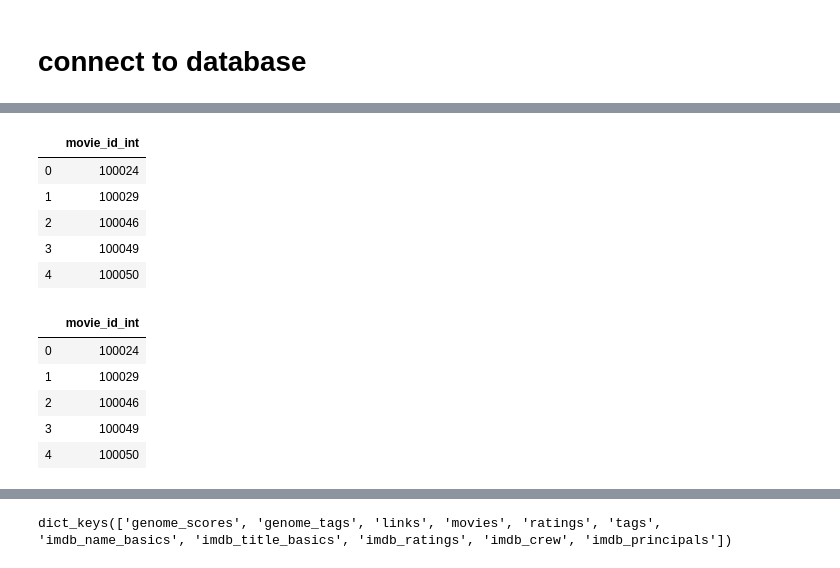
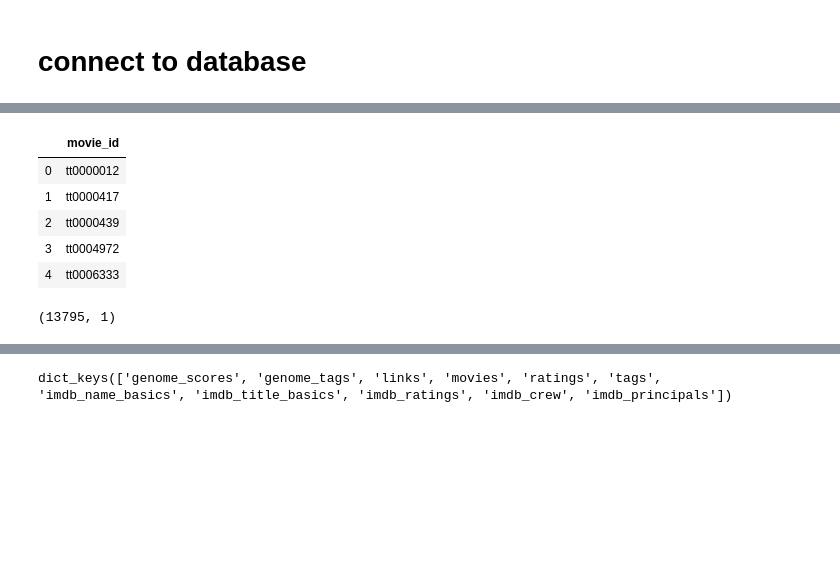
Before and after one commit to cwipy7/moreco, a Jupyter notebook: data_prep/create_actor_director_tables.ipynb, the cells around one changed output, grey strips where cells are left out. Cells and saved outputs as stored; diff of their text form; code cells hidden in the pictures; blank space fills up the shorter version.

```diff
--- a/data_prep/create_actor_director_tables.ipynb
+++ b/data_prep/create_actor_director_tables.ipynb
@@ -48,14 +48,18 @@ needed_movies[:5]  # check first 5
 # %%
 df_needed_movies = pd.DataFrame(needed_movies)
-df_needed_movies.columns = ['movie_id_int']
+df_needed_movies.columns = ['movie_id']
 df_needed_movies.head()
 # %% [output]
-|  | movie_id_int |
-| 0 | 100024 |
-| 1 | 100029 |
-| 2 | 100046 |
-| 3 | 100049 |
-| 4 | 100050 |
+|  | movie_id |
+| 0 | tt0000012 |
+| 1 | tt0000417 |
+| 2 | tt0000439 |
+| 3 | tt0004972 |
+| 4 | tt0006333 |
+# %%
+df_needed_movies.shape
+# %% [output]
+(13795, 1)
 # %%
 # actors table
 # directors table
@@ -64,9 +65,0 @@ df_needed_movies.columns = ['movie_id_int']
-# %%
-df_needed_movies.head()
-# %% [output]
-|  | movie_id_int |
-| 0 | 100024 |
-| 1 | 100029 |
-| 2 | 100046 |
-| 3 | 100049 |
-| 4 | 100050 |
```
Also changed, not shown: parts of 69 cells of this notebook, 1 other file.
